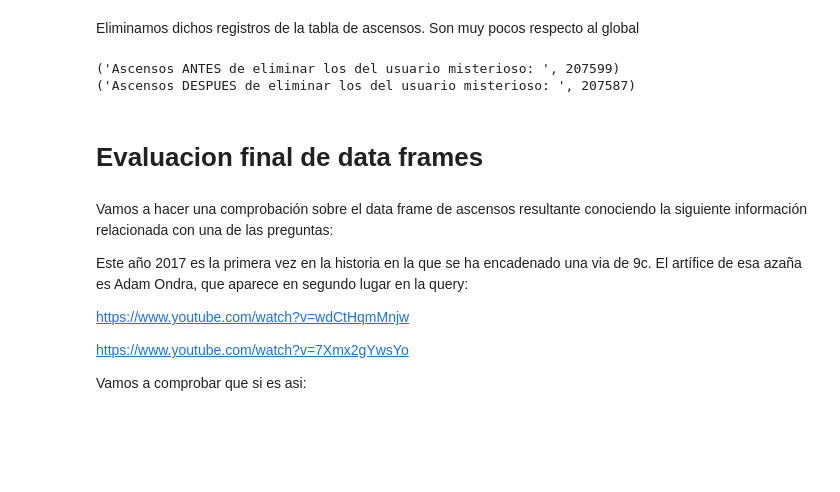
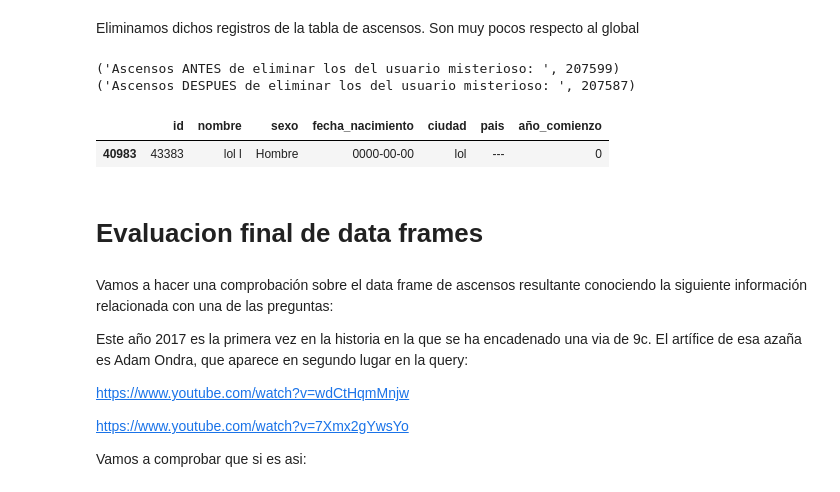
Before and after one commit to jmsanchezff/datahack_practica_bbdd, a Jupyter notebook: Caso de uso.ipynb, the cells around one changed output. Cells and saved outputs as stored; diff of their text form; code cells hidden in the pictures; blank space fills up the shorter version.

```diff
--- a/Caso de uso.ipynb
+++ b/Caso de uso.ipynb
@@ -511,6 +511,13 @@ print ('Ascensos DESPUES de eliminar los del usuario misterioso: ', len(df_ascen
 # %% [output]
 ('Ascensos ANTES de eliminar los del usuario misterioso: ', 207599)
 ('Ascensos DESPUES de eliminar los del usuario misterioso: ', 207587)
+# %%
+# limpiamos cadenas vacias o solo con espacios en pais y fechas de nacimiento vacias
+df_escaladores['pais'].replace(r'^\s*$', '---', regex=True, inplace = True);
+df_escaladores['fecha_nacimiento'].fillna(value='0000-00-00', inplace =True);
+# %% [output]
+|  | id | nombre | sexo | fecha_nacimiento | ciudad | pais | año_comienzo |
+| 40983 | 43383 | lol l | Hombre | 0000-00-00 | lol | --- | 0 |
 # %% [markdown]
 
 # Evaluacion final de data frames
```
Also changed, not shown: parts of 3 cells of this notebook.
